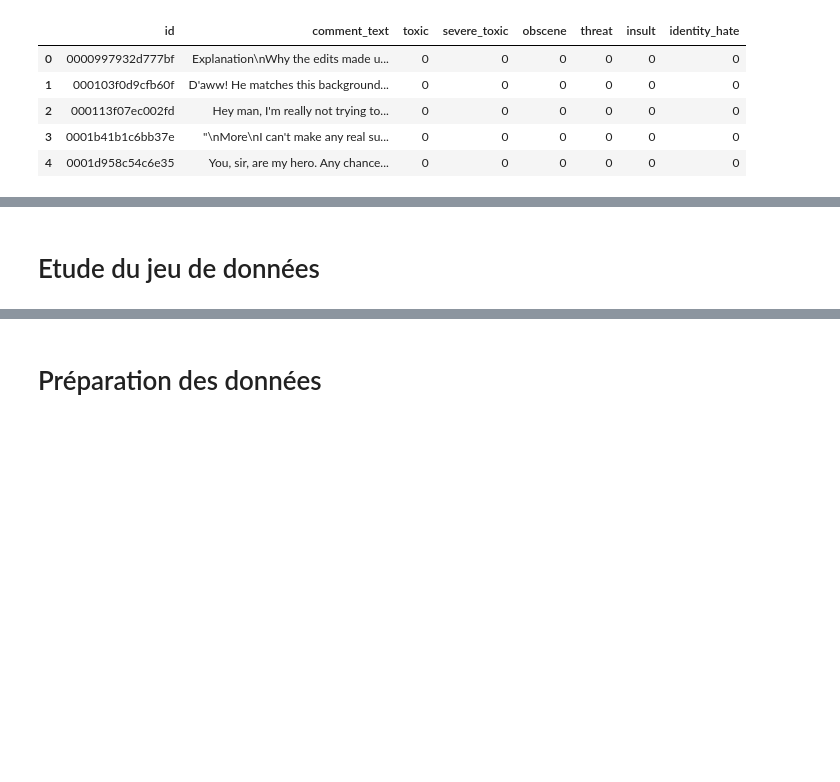
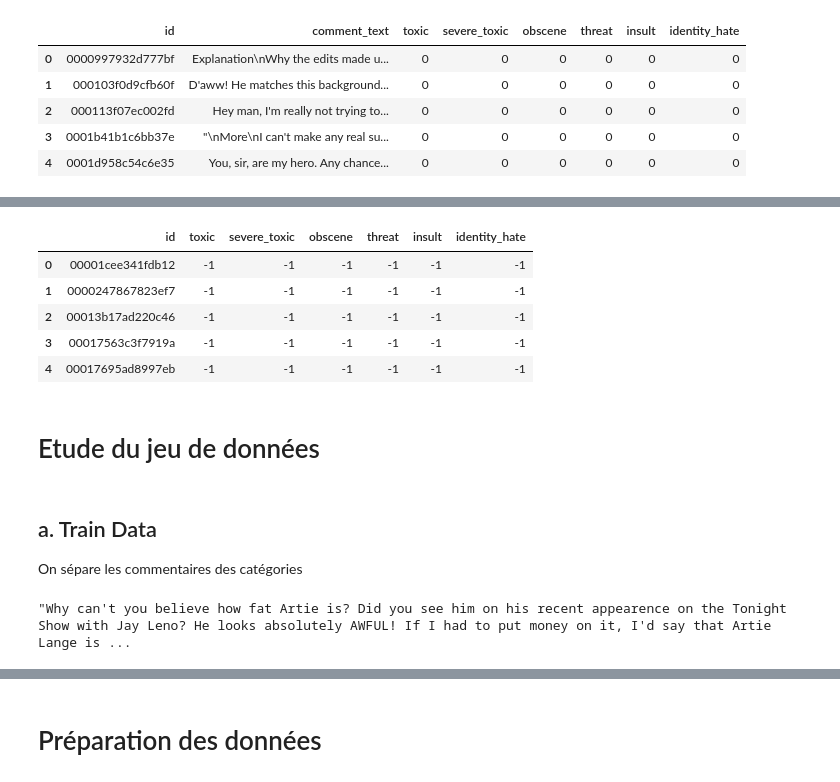
Before and after one commit to GatienVilain/Toxic-Comment-classification, a Jupyter notebook: Classification_commentaires_toxiques.ipynb, the cells around one changed output, grey strips where cells are left out. Saved outputs shown, nothing was run; the diff lists cells and outputs as text; code cells hidden in the pictures; blank space fills up the shorter version.

```diff
--- a/Classification_commentaires_toxiques.ipynb
+++ b/Classification_commentaires_toxiques.ipynb
@@ -31,2 +41,21 @@ data.head()
+# %%
+data_test_labels = pd.read_csv('/content/drive/MyDrive/data_classification_commentaires_toxiques/test_labels.csv')
+data_test_labels.head()
+# %% [output]
+|  | id | toxic | severe_toxic | obscene | threat | insult | identity_hate |
+| 0 | 00001cee341fdb12 | -1 | -1 | -1 | -1 | -1 | -1 |
+| 1 | 0000247867823ef7 | -1 | -1 | -1 | -1 | -1 | -1 |
+| 2 | 00013b17ad220c46 | -1 | -1 | -1 | -1 | -1 | -1 |
+| 3 | 00017563c3f7919a | -1 | -1 | -1 | -1 | -1 | -1 |
+| 4 | 00017695ad8997eb | -1 | -1 | -1 | -1 | -1 | -1 |
 # %% [markdown]
 # Etude du jeu de données
+# %% [markdown]
+## a. Train Data
+
+On sépare les commentaires des catégories
+# %%
+x_train = data['comment_text']
+x_train[59]
+# %% [output]
+"Why can't you believe how fat Artie is? Did you see him on his recent appearence on the Tonight Show with Jay Leno? He looks absolutely AWFUL! If I had to put money on it, I'd say that Artie Lange is ...
```
Also changed, not shown: parts of 11 cells of this notebook.
